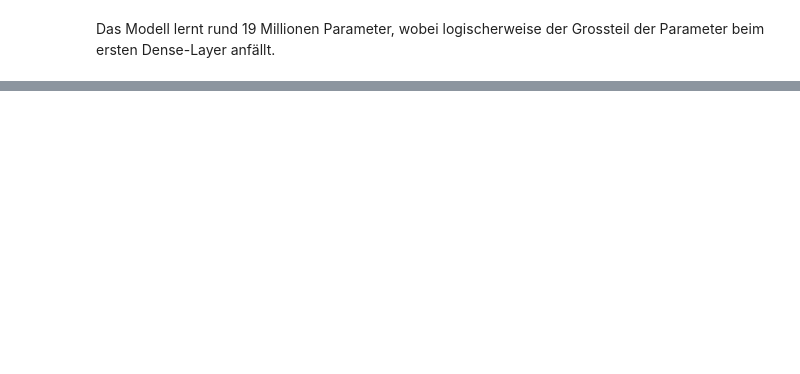
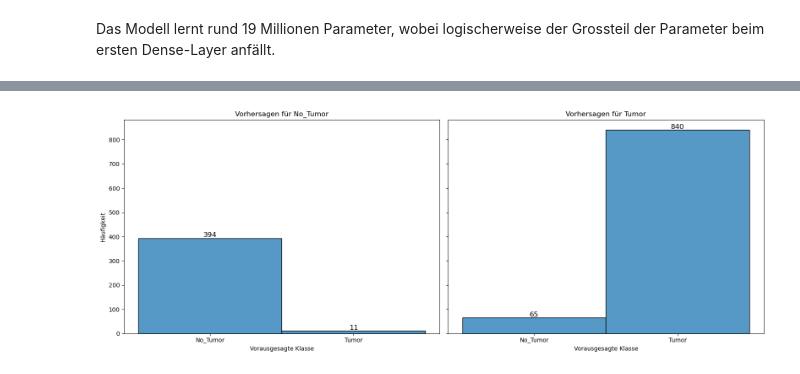
Before and after one commit to LeonidWouters/Brain_Tumor_Recognition, a Jupyter notebook: Eigenes_Modell.ipynb, the cells around one changed output, grey strips where cells are left out. Saved outputs shown, nothing was run; the diff lists cells and outputs as text; code cells hidden in the pictures; blank space fills up the shorter version.

```diff
--- a/Eigenes_Modell.ipynb
+++ b/Eigenes_Modell.ipynb
@@ -325,0 +303,23 @@ plt.show()
+# %%
+# Visualisierung der Häufigkeit der Vorhersagen für jedes wahre Label
+fig, axes = plt.subplots(1, 2, figsize=(16, 6), sharey=True)  # 1 Reihe, 2 Spalten, y-Achse wird geteilt
+for i in range(len(train_ds.class_names)):  # Wir haben 2 Klassen: 'Tumor' und 'No_Tumor'
+    ax = axes[i]
+    sns.histplot(results_df[results_df['True Label'] == i]['Predicted Label'], bins=np.arange(3) - 0.5, kde=False, ax=ax)
+    ax.set_title(f'Vorhersagen für {train_ds.class_names[i]}')
+    ax.set_xlabel('Vorausgesagte Klasse')
+    ax.set_ylabel('Häufigkeit')
+    ax.set_xticks([0, 1])
+    ax.set_xticklabels(train_ds.class_names)
+
+    # Zahlen über den Balken hinzufügen
+    for p in ax.patches:
+        ax.annotate(f'{int(p.get_height())}',
+                    (p.get_x() + p.get_width() / 2., p.get_height()),
+                    ha='center', va='center', fontsize=12, color='black',
+                    xytext=(0, 5), textcoords='offset points')
+
+plt.tight_layout()
+plt.show()
+# %% [output]
+[figure, added]
```
Also changed, not shown: parts of 12 cells of this notebook, 1 other file.
